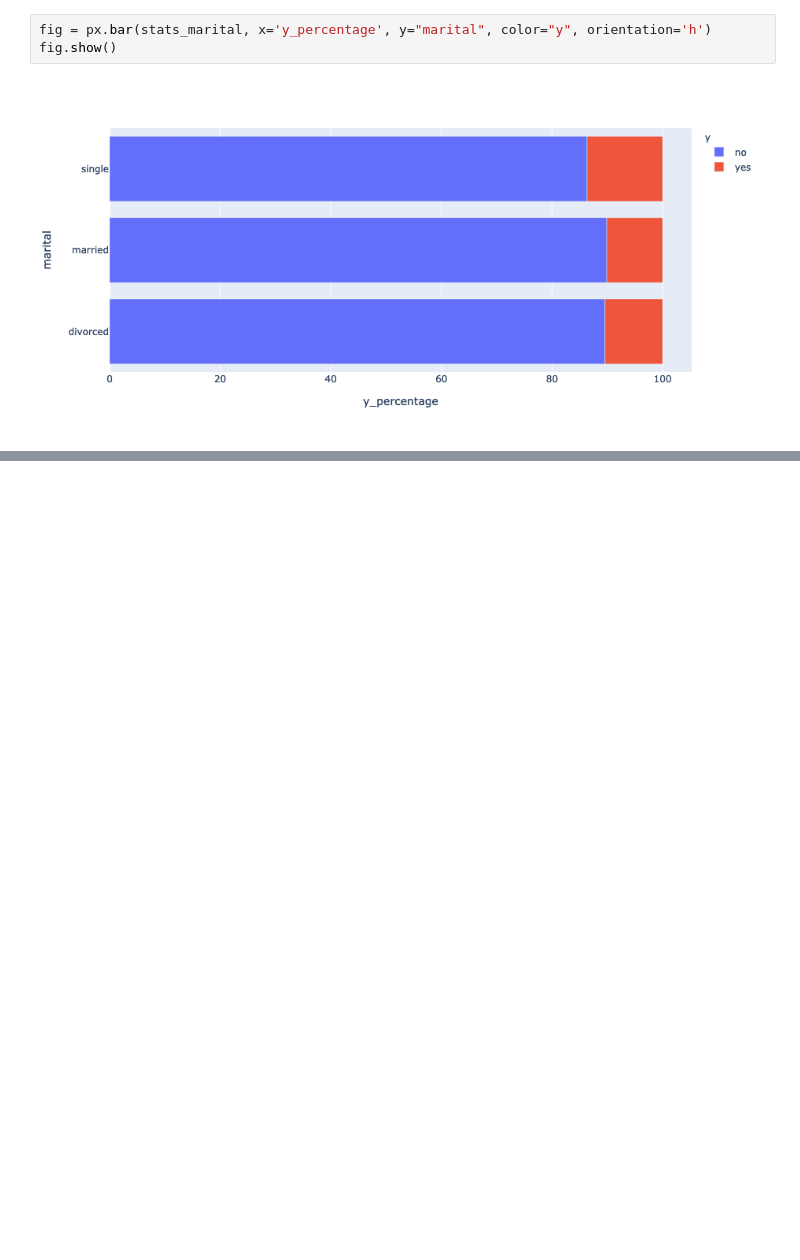
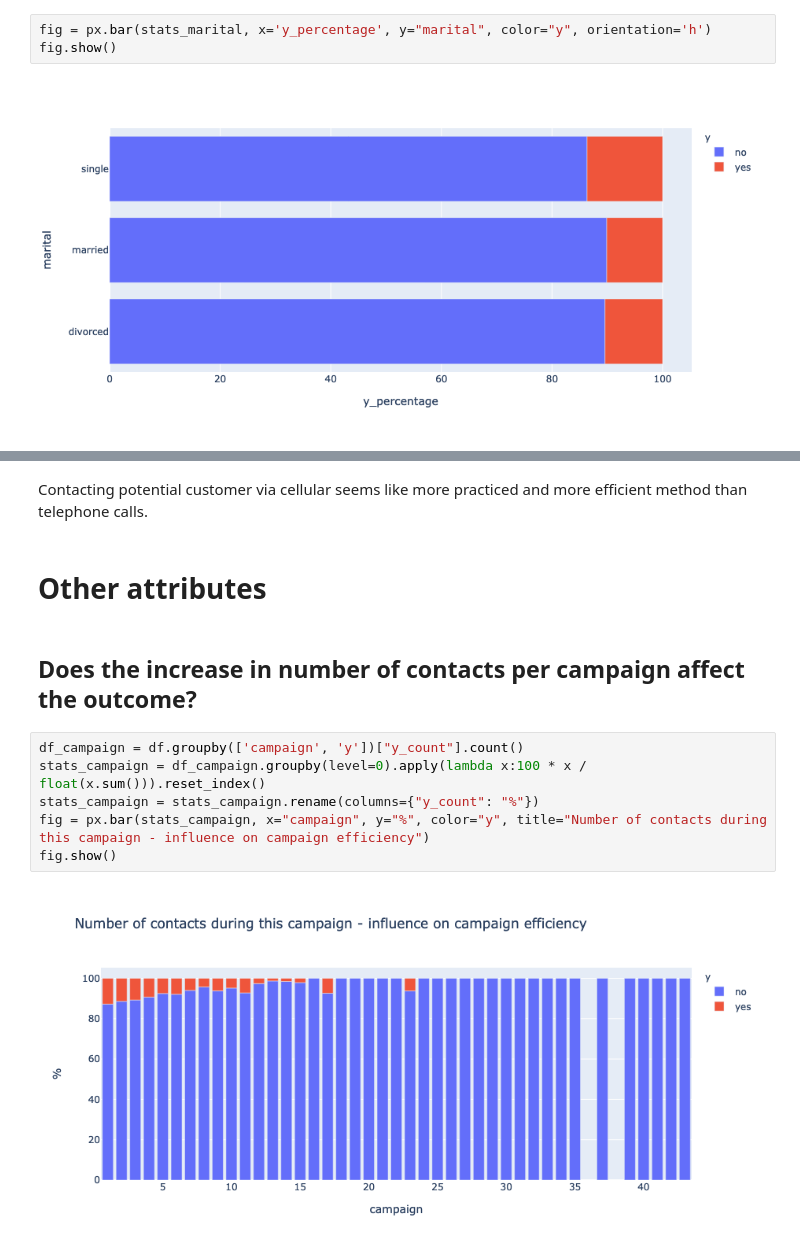
Before and after one commit to yosipa/demo_project, a Jupyter notebook: notebooks/eda&modeling.ipynb, the cells around one changed output, grey strips where cells are left out. Drawn from its saved outputs; the diff is of its cells as text; blank space fills up the shorter version.

```diff
--- a/notebooks/eda&modeling.ipynb
+++ b/notebooks/eda&modeling.ipynb
@@ -133,0 +144,14 @@ fig.show()
+# %% [markdown]
+Contacting potential customer via cellular seems like more practiced and more efficient method than telephone calls.
+# %% [markdown]
+# Other attributes
+# %% [markdown]
+## Does the increase in number of contacts per campaign affect the outcome?
+# %%
+df_campaign = df.groupby(['campaign', 'y'])["y_count"].count()
+stats_campaign = df_campaign.groupby(level=0).apply(lambda x:100 * x / float(x.sum())).reset_index()
+stats_campaign = stats_campaign.rename(columns={"y_count": "%"})
+fig = px.bar(stats_campaign, x="campaign", y="%", color="y", title="Number of contacts during this campaign - influence on campaign efficiency")
+fig.show()
+# %% [output]
+[figure, added]
```
Also changed, not shown: parts of 30 cells of this notebook.
